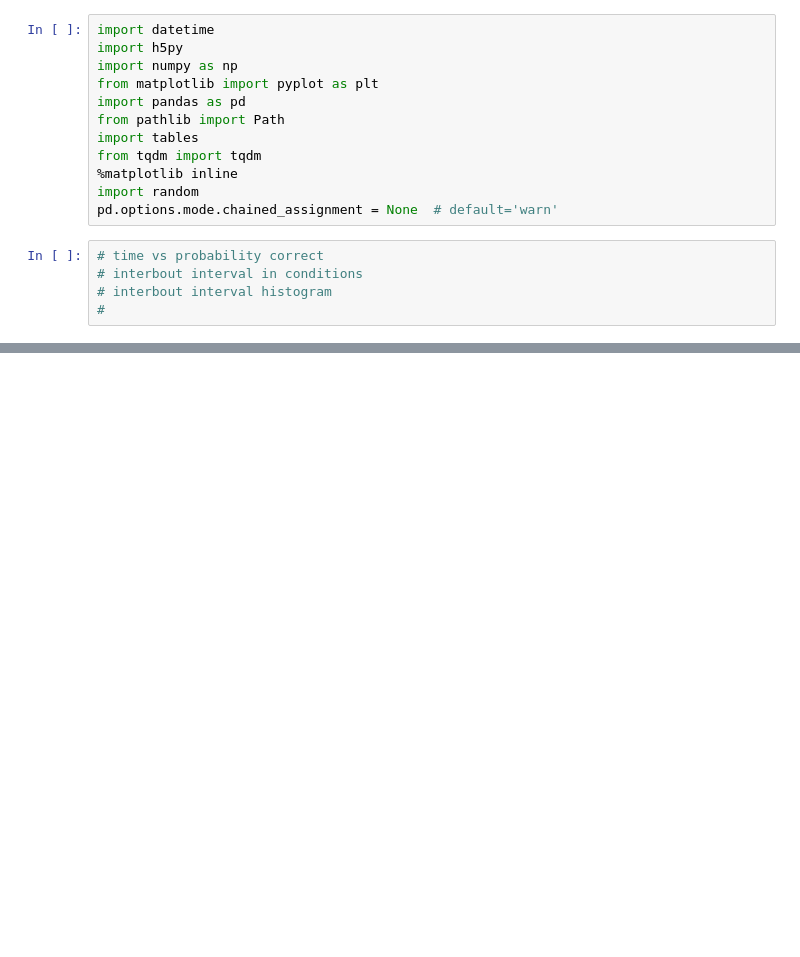
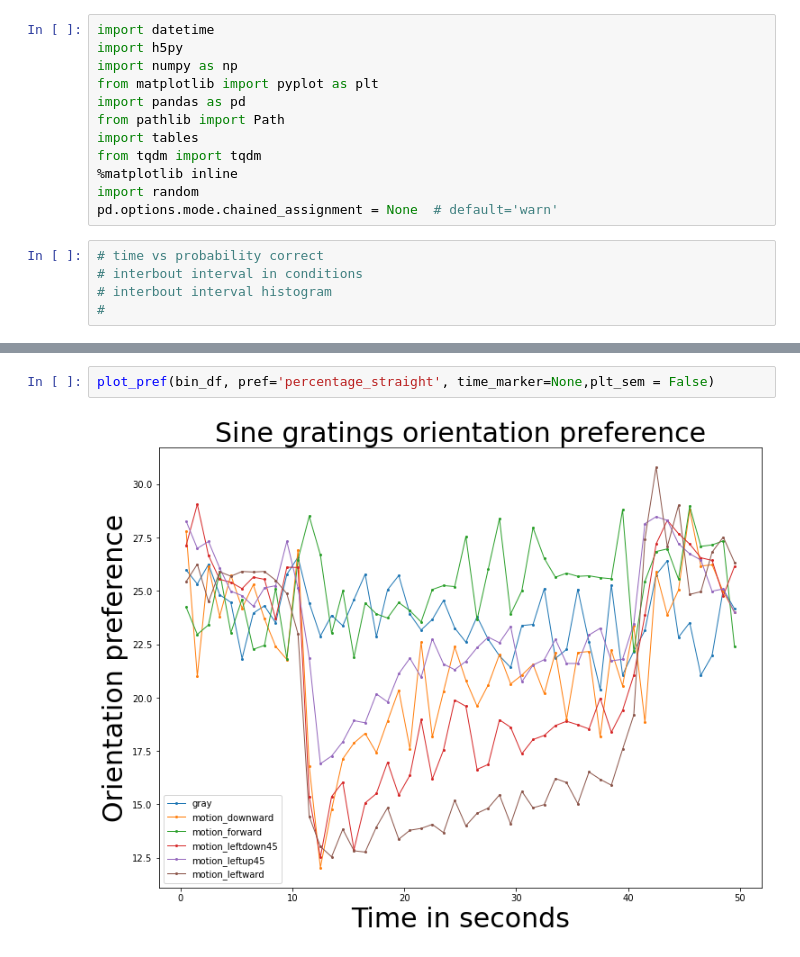
Before and after one commit to Flutura00/Master_thesis_1, a Jupyter notebook: preference_index_analysis.ipynb, the cells around one changed output, grey strips where cells are left out. Saved outputs shown, nothing was run; the diff lists cells and outputs as text; blank space fills up the shorter version.

```diff
--- a/preference_index_analysis.ipynb
+++ b/preference_index_analysis.ipynb
@@ -301 +215,5 @@ plot_pref(bin_df, pref='preference_index', time_marker=None)
 <module 'matplotlib.pyplot' from 'C:\\Users\\ag-bahl\\anaconda3\\envs\\py39\\lib\\site-packages\\matplotlib\\pyplot.py'>
+# %%
+plot_pref(bin_df, pref='percentage_straight', time_marker=None,plt_sem = False)
+# %% [output]
+[figure, added]
```
Also changed, not shown: parts of 21 cells of this notebook, 13 other files.
